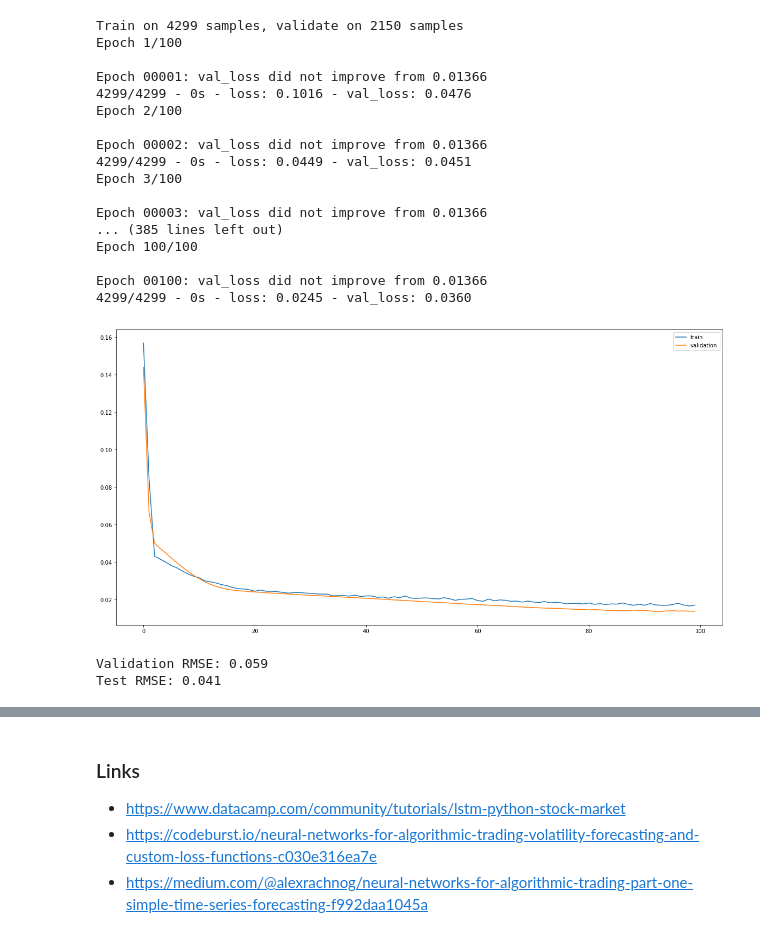
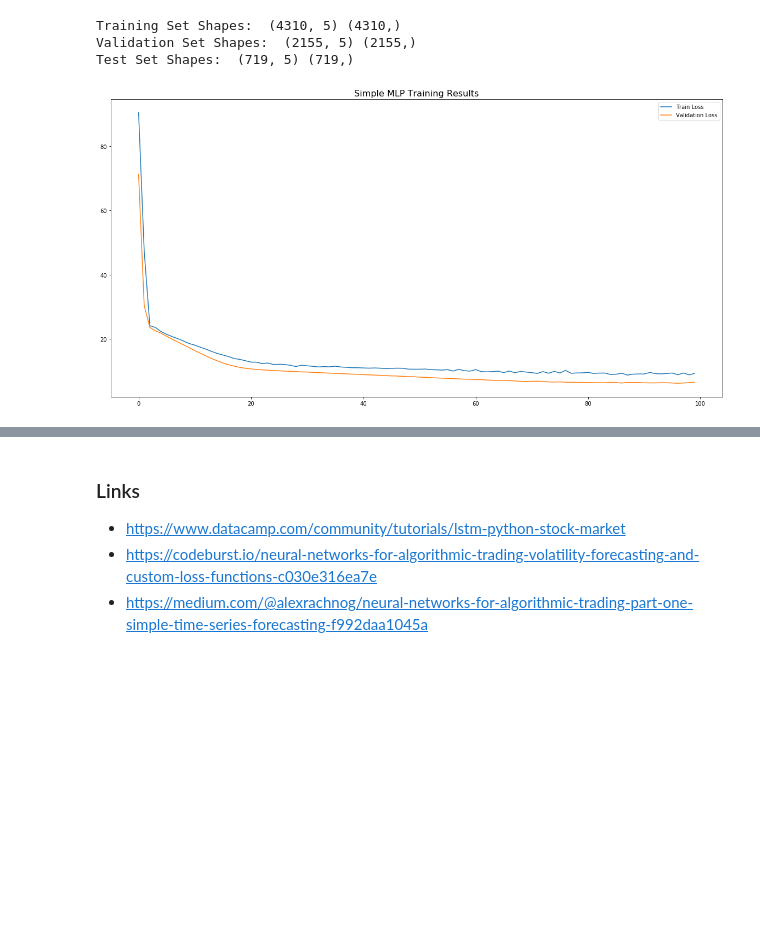
Before and after one commit to auto-d1dact/Trading, a Jupyter notebook: Research/Deep Learning Approach to Volatility Forecasting V2.ipynb, the cells around one changed output, grey strips where cells are left out. Drawn from its saved outputs; the diff is of its cells as text; code cells hidden in the pictures; blank space fills up the shorter version.

```diff
--- a/Research/Deep Learning Approach to Volatility Forecasting V2.ipynb
+++ b/Research/Deep Learning Approach to Volatility Forecasting V2.ipynb
@@ -119,14 +180,9 @@ pyplot.legend(['train', 'validation', 'test'])
 
 
 # Splitting into input and outputs
-train_x, train_y = train.values[:, :-1], train.values[:, -1]
-validation_x, validation_y = validation.values[:, :-1], validation.values[:, -1]
-test_x, test_y = test.values[:, :-1], test.values[:, -1]
 
 # Reshaping data to be 3D [samples, timesteps, features] for tensor operations
 
-train_x = train_x.reshape((train_x.shape[0], timesteps, train_x.shape[1]))
-validation_x = validation_x.reshape((validation_x.shape[0], timesteps, validation_x.shape[1]))
-test_x = test_x.reshape((test_x.shape[0], timesteps, test_x.shape[1]))
-print(train_x.shape, train_y.shape, validation_x.shape, validation_y.shape, test_x.shape, test_y.shape)
+train_x, train_y, validation_x, validation_y, test_x, test_y = dataset_tensors(train, validation, test,
+                                                                               rnn = True, normalize = False)
 # %% [output]
@@ -229,54 +227,38 @@ print(train_mlp_x.shape, train_mlp_y.shape, validation_mlp_x.shape, validation_m
+# %%
+# Using Simple MLP to predict 20 day out
+# Splitting Data into Training, Validation, and Test sets
+
+train, validation, test = time_series_to_supervised_learning(data)
+
+# Splitting into input and outputs
+train_x, train_y, validation_x, validation_y, test_x, test_y = dataset_tensors(train, validation, test,
+                                                                               rnn = False, normalize = False)
+# %% [output]
+Training Set Shapes:  (4310, 5) (4310,)
+Validation Set Shapes:  (2155, 5) (2155,)
+Test Set Shapes:  (719, 5) (719,)
 # %%
 # design network
 # 100 Epochs with batch size of 200
 
-model_mlp = Sequential()
-model_mlp.add(Dense(13, input_dim = train_mlp_x.shape[1], activation = 'tanh'))
-model.add(Dropout(0.1))
-model_mlp.add(Dense(6, activation = 'relu'))
-model_mlp.add(Dense(1))
-model_mlp.compile(loss='mae', optimizer='adam')
+model_mlp = keras.models.Sequential()
+model_mlp.add(keras.layers.Dense(9, input_dim = train_x.shape[1], activation = 'tanh'))
+#model.add(keras.layers.Dropout(0.1))
+#model_mlp.add(keras.layers.Dense(6, activation = 'tanh'))
+model_mlp.add(keras.layers.Dense(1))
+model_mlp.compile(loss='mean_absolute_percentage_error', optimizer='adam')
 # fit network
-checkpointer_mlp = ModelCheckpoint(filepath="MLP_mae_weights.hdf5", verbose=1, save_best_only=True)
+checkpointer_mlp = keras.callbacks.ModelCheckpoint(filepath="MLP_mae_weights.hdf5", verbose=0, save_best_only=True)
 
-history_mlp = model_mlp.fit(train_mlp_x, train_mlp_y, epochs = n_epochs,
-                            batch_size = batchsize, validation_data=(validation_mlp_x, validation_mlp_y),
-                            verbose=2, shuffle=False, callbacks = [checkpointer])
+history_mlp = model_mlp.fit(train_x, train_y, epochs = n_epochs,
+                            batch_size = batchsize, validation_data=(validation_x, validation_y),
+                            verbose=0, shuffle=False, callbacks = [checkpointer_mlp])
 # plot history
 pyplot.figure(figsize=(20, 10))
-pyplot.plot(history.history['loss'], label='train')
-pyplot.plot(history.history['val_loss'], label='validation')
+pyplot.plot(history.history['loss'], label='Train Loss')
+pyplot.plot(history.history['val_loss'], label='Validation Loss')
+pyplot.title('Simple MLP Training Results', size = 16)
 pyplot.legend()
 pyplot.show()
 # %% [output]
-Train on 4299 samples, validate on 2150 samples
-Epoch 1/100
-
-Epoch 00001: val_loss did not improve from 0.01366
-4299/4299 - 0s - loss: 0.1016 - val_loss: 0.0476
-Epoch 2/100
-
-Epoch 00002: val_loss did not improve from 0.01366
-4299/4299 - 0s - loss: 0.0449 - val_loss: 0.0451
-Epoch 3/100
-
-Epoch 00003: val_loss did not improve from 0.01366
-... (385 lines left out)
-Epoch 100/100
-
-Epoch 00100: val_loss did not improve from 0.01366
-4299/4299 - 0s - loss: 0.0245 - val_loss: 0.0360
-[figure, old version]
+[figure, new version]
-# %%
-# make a prediction
-yhat_mlp_validation = model_mlp.predict(validation_mlp_x).reshape(validation_mlp_y.shape)
-yhat_mlp_test = model_mlp.predict(test_mlp_x).reshape(test_mlp_y.shape)
-
-# calculate RMSE
-rmse_mlp_validation = np.sqrt(mean_squared_error(validation_mlp_y, yhat_mlp_validation))
-rmse_mlp_test = np.sqrt(mean_squared_error(test_mlp_y, yhat_mlp_test))
-print('Validation RMSE: %.3f' % rmse_mlp_validation)
-print('Test RMSE: %.3f' % rmse_mlp_test)
-# %% [output]
-Validation RMSE: 0.059
-Test RMSE: 0.041
```
Also changed, not shown: parts of 17 cells of this notebook, 2 other files.
